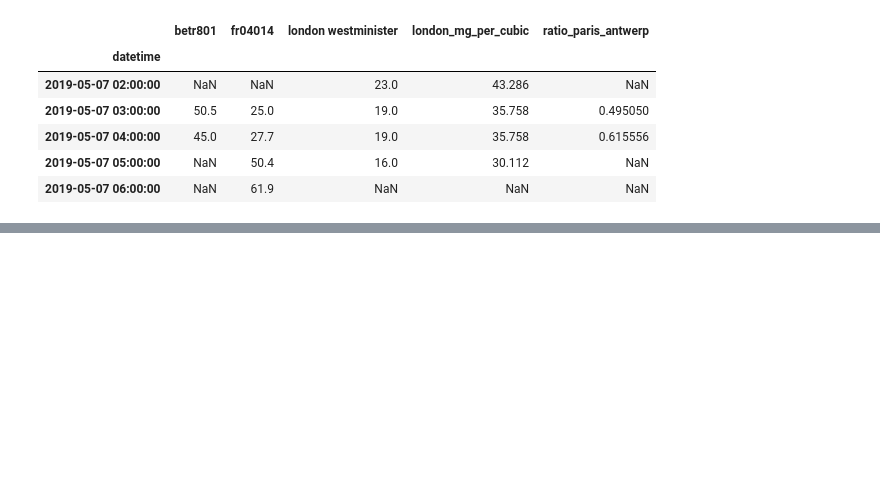
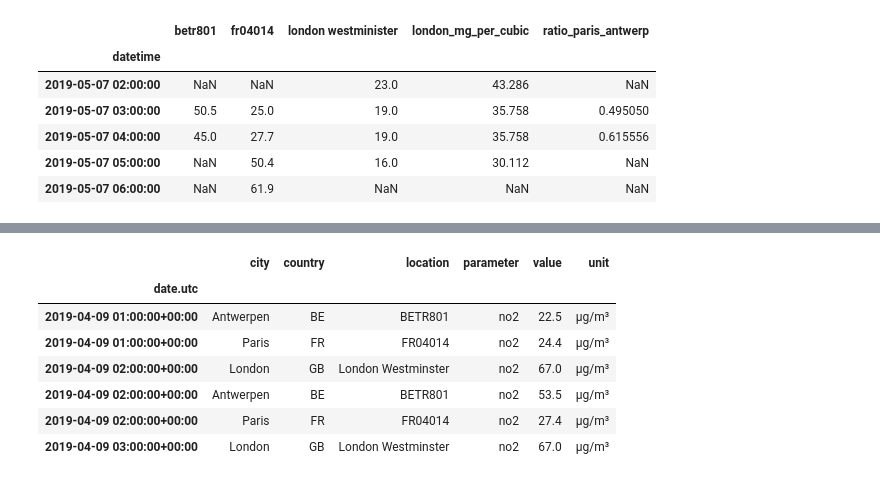
Before and after one commit to arifarman02/Learning_data_science, a Jupyter notebook: Pandas.ipynb, the cells around one changed output, grey strips where cells are left out. Cells and saved outputs as stored; diff of their text form; code cells hidden in the pictures; blank space fills up the shorter version.

```diff
--- a/Pandas.ipynb
+++ b/Pandas.ipynb
@@ -383,0 +480,14 @@ air_quality_renamed.head()
+# %%
+#Long to wide table format
+no2 = air_quality[air_quality["parameter"] == "no2"]
+no2_subset = no2.sort_index().groupby(["location"]).head(2)
+no2_subset
+# %% [output]
+|  | city | country | location | parameter | value | unit |
+| date.utc |  |  |  |  |  |  |
+| 2019-04-09 01:00:00+00:00 | Antwerpen | BE | BETR801 | no2 | 22.5 | µg/m³ |
+| 2019-04-09 01:00:00+00:00 | Paris | FR | FR04014 | no2 | 24.4 | µg/m³ |
+| 2019-04-09 02:00:00+00:00 | London | GB | London Westminster | no2 | 67.0 | µg/m³ |
+| 2019-04-09 02:00:00+00:00 | Antwerpen | BE | BETR801 | no2 | 53.5 | µg/m³ |
+| 2019-04-09 02:00:00+00:00 | Paris | FR | FR04014 | no2 | 27.4 | µg/m³ |
+| 2019-04-09 03:00:00+00:00 | London | GB | London Westminster | no2 | 67.0 | µg/m³ |
```
Also changed, not shown: parts of 20 cells of this notebook.
